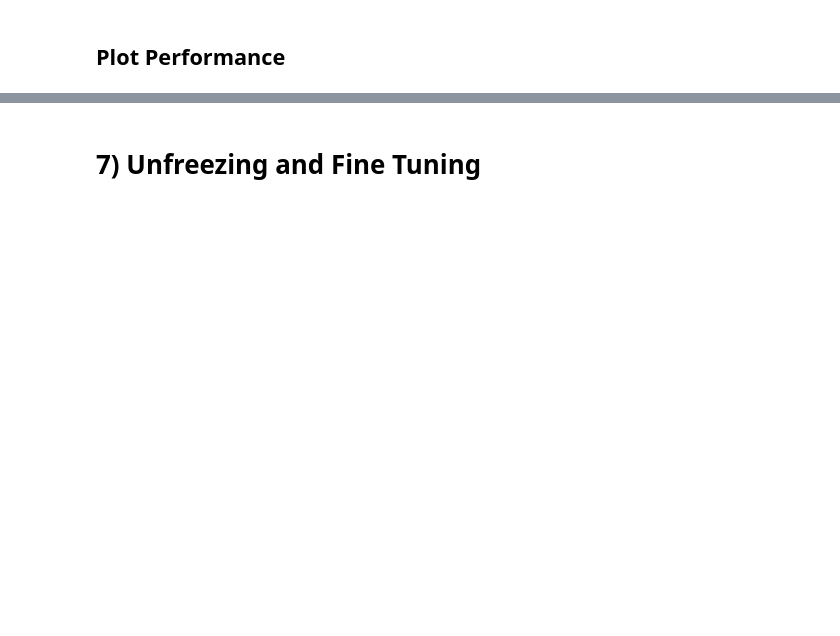
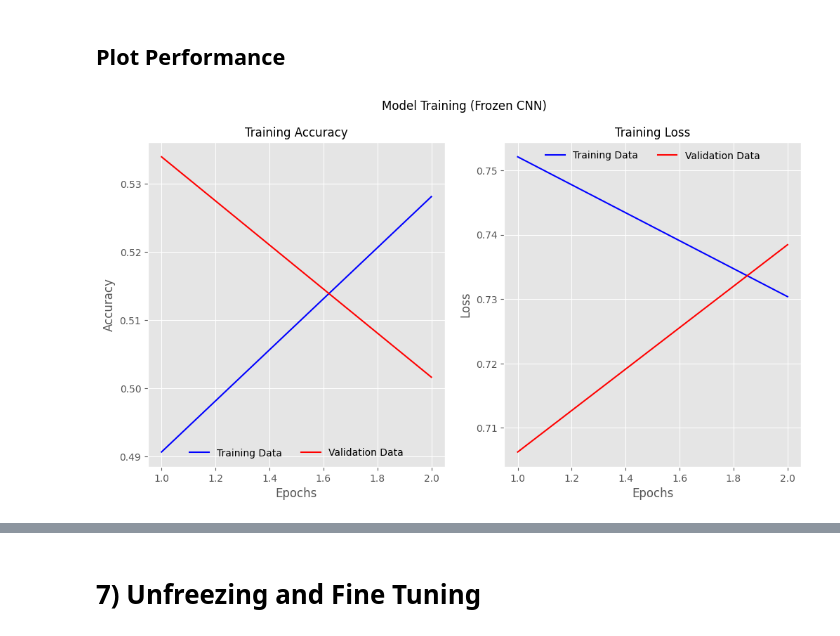
Before and after one commit to mikemwai/oncolyticnet, a Jupyter notebook: oncolyticnet.ipynb, the cells around one changed output, grey strips where cells are left out. Drawn from its saved outputs; the diff is of its cells as text; code cells hidden in the pictures; blank space fills up the shorter version.

```diff
--- a/oncolyticnet.ipynb
+++ b/oncolyticnet.ipynb
@@ -478,0 +472,15 @@ for fname in fnames:
+# %%
+base_model = VGG19(input_shape = (240,240,3), include_top=False, weights='imagenet')
+
+for layer in base_model.layers:
+    layer.trainable=False
+
+x=base_model.output
+flat = Flatten()(x)
+
+class_1 = Dense(4608, activation = 'relu')(flat)
+drop_out = Dropout(0.2)(class_1)
+class_2 = Dense(1152, activation = 'relu')(drop_out)
+output = Dense(2, activation = 'softmax')(class_2)
+model_01 = Model(base_model. input, output)
+model_01. summary()
@@ -479,2 +505,12 @@ for fname in fnames:
 # %% [markdown]
 ## Callback
+# %%
+filepath = 'model.h5'
+es = EarlyStopping(monitor='val_loss', verbose = 1, mode = 'min',patience=4)
+cp = ModelCheckpoint(filepath, monitor='val_loss', verbose=1, save_best_only=True, save_weights_only=False,mode='auto',save_freq='epoch')
+lrr = ReduceLROnPlateau(monitor='val_accuracy',patience=3,verbose=1,factor=0.5,min_lr=0.0001)
+# %%
+sgd = legacy.SGD(learning_rate=0.0001, decay = 1e-6, momentum = 0.9, nesterov = True)
+model_01.compile(loss='categorical_crossentropy',optimizer = sgd, metrics=['accuracy'])
+# %%
+history_01 = model_01.fit(train_generator, steps_per_epoch=10, epochs=2,callbacks=[es,cp,lrr],validation_data=valid_generator)
@@ -481,2 +524,24 @@ for fname in fnames:
 # %% [markdown]
 ## Plot Performance
+# %%
+fig, (ax1, ax2) = plt.subplots (nrows=1, ncols=2, figsize=(12,6))
+fig.suptitle("Model Training (Frozen CNN)", fontsize=12)
+max_epoch= len(history_01.history['accuracy'])+1
+epochs_list = list(range(1, max_epoch))
+
+ax1.plot(epochs_list, history_01.history['accuracy'], color='b', linestyle='-', label='Training Data')
+ax1.plot(epochs_list, history_01.history['val_accuracy'], color='r', linestyle='-', label='Validation Data')
+ax1.set_title('Training Accuracy', fontsize=12)
+ax1.set_xlabel('Epochs', fontsize=12)
+ax1.set_ylabel('Accuracy', fontsize=12)
+ax1.legend (frameon=False, loc='lower center', ncol=2)
+
+ax2.plot(epochs_list, history_01.history['loss'], color='b', linestyle= '-', label='Training Data')
+ax2.plot(epochs_list, history_01.history['val_loss'], color='r', linestyle= '-', label='Validation Data')
+ax2.set_title('Training Loss', fontsize=12)
+ax2.set_xlabel('Epochs', fontsize=12)
+ax2.set_ylabel('Loss', fontsize=12)
+ax2.legend (frameon=False, loc='upper center', ncol=2)
+plt.savefig("training_frozencnn.jpeg", format='jpeg', dpi=100, bbox_inches='tight')
+# %% [output]
+[figure, added]
```
Also changed, not shown: parts of 31 cells of this notebook.
